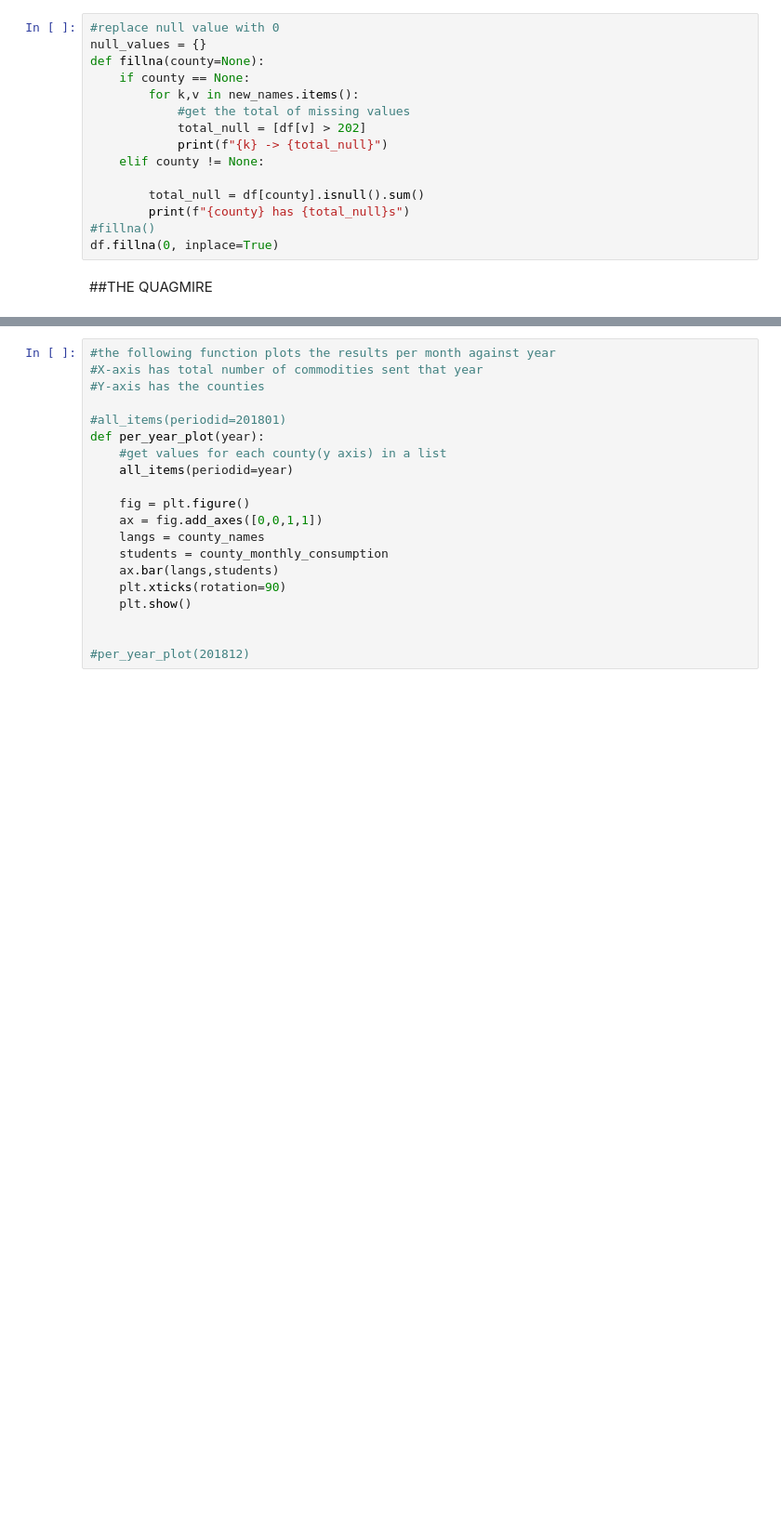
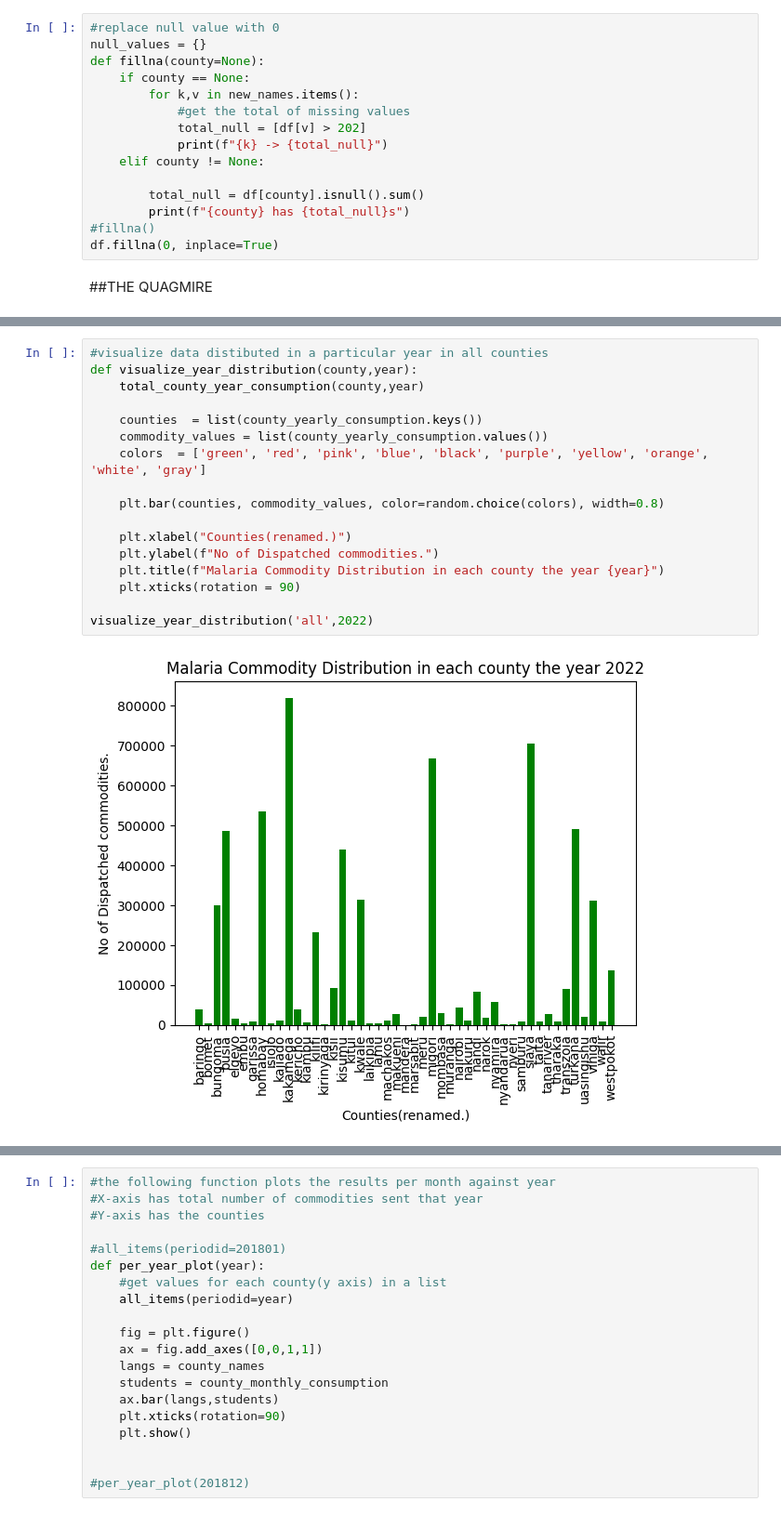
Before and after one commit to HealthIT-Kabarak/Malaria-Commodities-Analysis-and-Demand-Prediction-Model, a Jupyter notebook: Backend/malaria.ipynb, the cells around one changed output, grey strips where cells are left out. Shown at 93% size. Saved outputs shown, nothing was run; the diff lists cells and outputs as text; blank space fills up the shorter version.

Commit message:
county - yearly data

```diff
--- a/Backend/malaria.ipynb
+++ b/Backend/malaria.ipynb
@@ -209,3 +217,22 @@ ValueError: shape mismatch: objects cannot be broadcast to a single shape.  Mism
+# %%
+#visualize data distibuted in a particular year in all counties
+def visualize_year_distribution(county,year):
+    total_county_year_consumption(county,year)
+
+    counties  = list(county_yearly_consumption.keys())
+    commodity_values = list(county_yearly_consumption.values())
+    colors  = ['green', 'red', 'pink', 'blue', 'black', 'purple', 'yellow', 'orange', 'white', 'gray']
+
+    plt.bar(counties, commodity_values, color=random.choice(colors), width=0.8)
+
+    plt.xlabel("Counties(renamed.)")
+    plt.ylabel(f"No of Dispatched commodities.")
+    plt.title(f"Malaria Commodity Distribution in each county the year {year}")
+    plt.xticks(rotation = 90)
+
+visualize_year_distribution('all',2022)
+# %% [output]
+[figure, added]
 # %%
 
 ###############################################################
```
Also changed, not shown: parts of 4 cells of this notebook, 12 other files.
